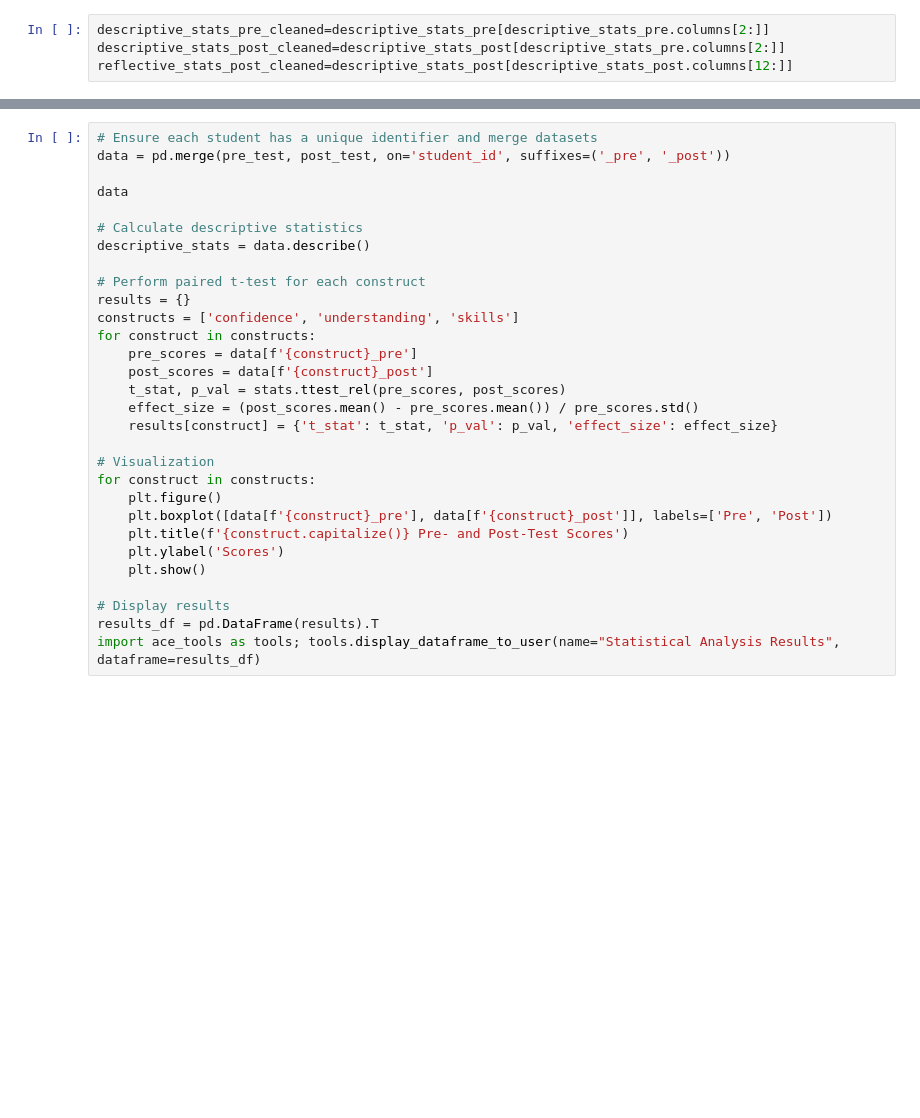
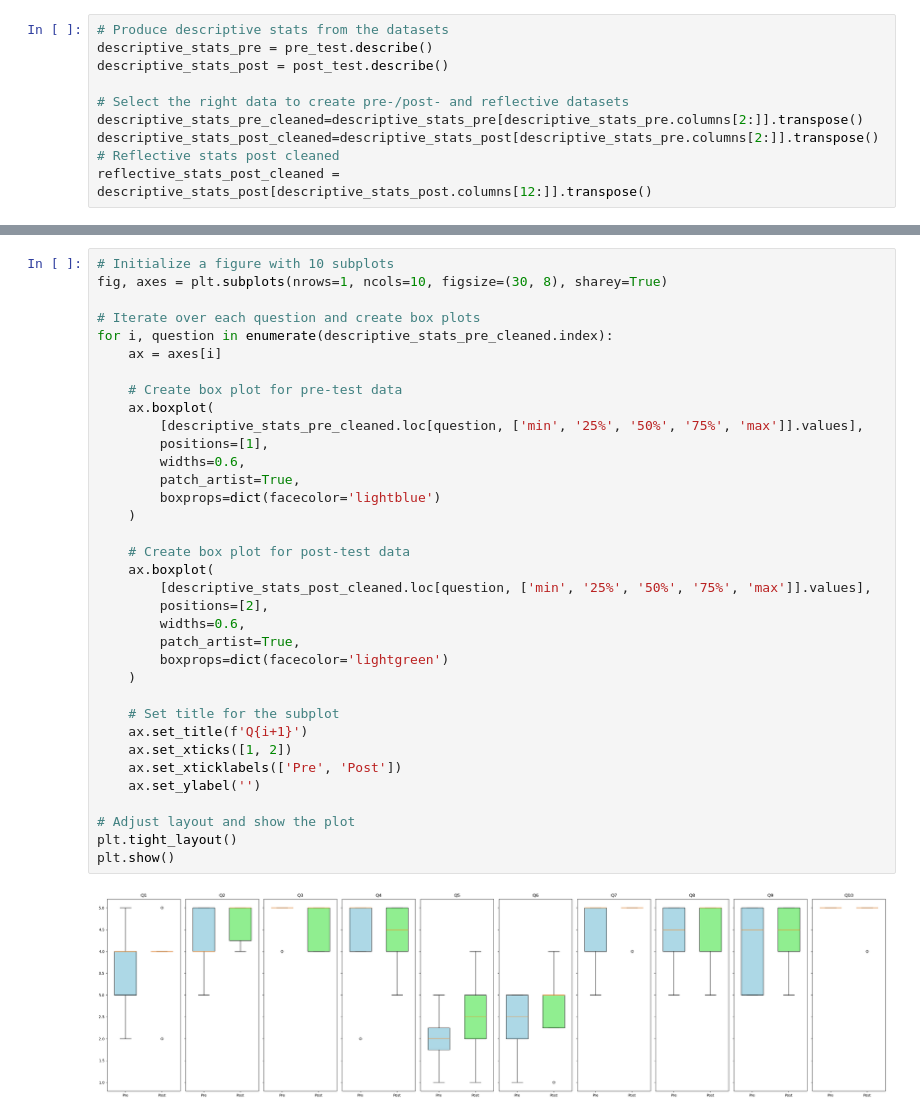
Before and after one commit to julienweihs/GEOF, a Jupyter notebook: Edu. Research/surveyanalysis.ipynb, the cells around one changed output, grey strips where cells are left out. Saved outputs shown, nothing was run; the diff lists cells and outputs as text; blank space fills up the shorter version.

Commit message:
Update surveyanalysis.ipynb
create Sankey plots (to be improved) and descriptive + reflective plots

```diff
--- a/Edu. Research/surveyanalysis.ipynb
+++ b/Edu. Research/surveyanalysis.ipynb
@@ -14,4 +12,10 @@ descriptive_stats_post = post_test.describe()
 # %%
-descriptive_stats_pre_cleaned=descriptive_stats_pre[descriptive_stats_pre.columns[2:]]
-descriptive_stats_post_cleaned=descriptive_stats_post[descriptive_stats_pre.columns[2:]]
-reflective_stats_post_cleaned=descriptive_stats_post[descriptive_stats_post.columns[12:]]
+# Produce descriptive stats from the datasets
+descriptive_stats_pre = pre_test.describe()
+descriptive_stats_post = post_test.describe()
+
+# Select the right data to create pre-/post- and reflective datasets
+descriptive_stats_pre_cleaned=descriptive_stats_pre[descriptive_stats_pre.columns[2:]].transpose()
+descriptive_stats_post_cleaned=descriptive_stats_post[descriptive_stats_pre.columns[2:]].transpose()
+# Reflective stats post cleaned
+reflective_stats_post_cleaned = descriptive_stats_post[descriptive_stats_post.columns[12:]].transpose()
@@ -50,30 +22,37 @@ plt.boxplot([descriptive_stats_pre_cleaned.loc['mean'], descriptive_stats_post_c
-# %%
-# Ensure each student has a unique identifier and merge datasets
-data = pd.merge(pre_test, post_test, on='student_id', suffixes=('_pre', '_post'))
-
-data
-
-# Calculate descriptive statistics
-descriptive_stats = data.describe()
-
-# Perform paired t-test for each construct
-results = {}
-constructs = ['confidence', 'understanding', 'skills']
-for construct in constructs:
-    pre_scores = data[f'{construct}_pre']
-    post_scores = data[f'{construct}_post']
-    t_stat, p_val = stats.ttest_rel(pre_scores, post_scores)
-    effect_size = (post_scores.mean() - pre_scores.mean()) / pre_scores.std()
-    results[construct] = {'t_stat': t_stat, 'p_val': p_val, 'effect_size': effect_size}
-
-# Visualization
-for construct in constructs:
-    plt.figure()
-    plt.boxplot([data[f'{construct}_pre'], data[f'{construct}_post']], labels=['Pre', 'Post'])
-    plt.title(f'{construct.capitalize()} Pre- and Post-Test Scores')
-    plt.ylabel('Scores')
-    plt.show()
-
-# Display results
-results_df = pd.DataFrame(results).T
-import ace_tools as tools; tools.display_dataframe_to_user(name="Statistical Analysis Results", dataframe=results_df)
+# %%
+# Initialize a figure with 10 subplots
+fig, axes = plt.subplots(nrows=1, ncols=10, figsize=(30, 8), sharey=True)
+
+# Iterate over each question and create box plots
+for i, question in enumerate(descriptive_stats_pre_cleaned.index):
+    ax = axes[i]
+
+    # Create box plot for pre-test data
+    ax.boxplot(
+        [descriptive_stats_pre_cleaned.loc[question, ['min', '25%', '50%', '75%', 'max']].values],
+        positions=[1],
+        widths=0.6,
+        patch_artist=True,
+        boxprops=dict(facecolor='lightblue')
+    )
+
+    # Create box plot for post-test data
+    ax.boxplot(
+        [descriptive_stats_post_cleaned.loc[question, ['min', '25%', '50%', '75%', 'max']].values],
+        positions=[2],
+        widths=0.6,
+        patch_artist=True,
+        boxprops=dict(facecolor='lightgreen')
+    )
+
+    # Set title for the subplot
+    ax.set_title(f'Q{i+1}')
+    ax.set_xticks([1, 2])
+    ax.set_xticklabels(['Pre', 'Post'])
+    ax.set_ylabel('')
+
+# Adjust layout and show the plot
+plt.tight_layout()
+plt.show()
+# %% [output]
+[figure, added]
```
Also changed, not shown: parts of 12 cells of this notebook.
